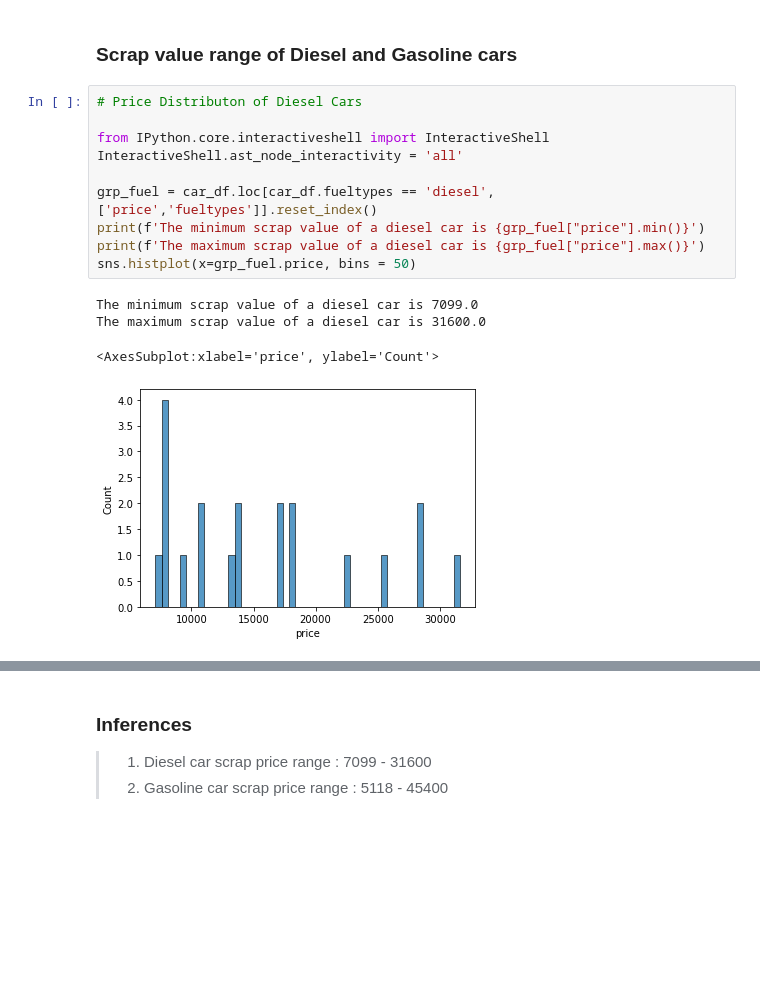
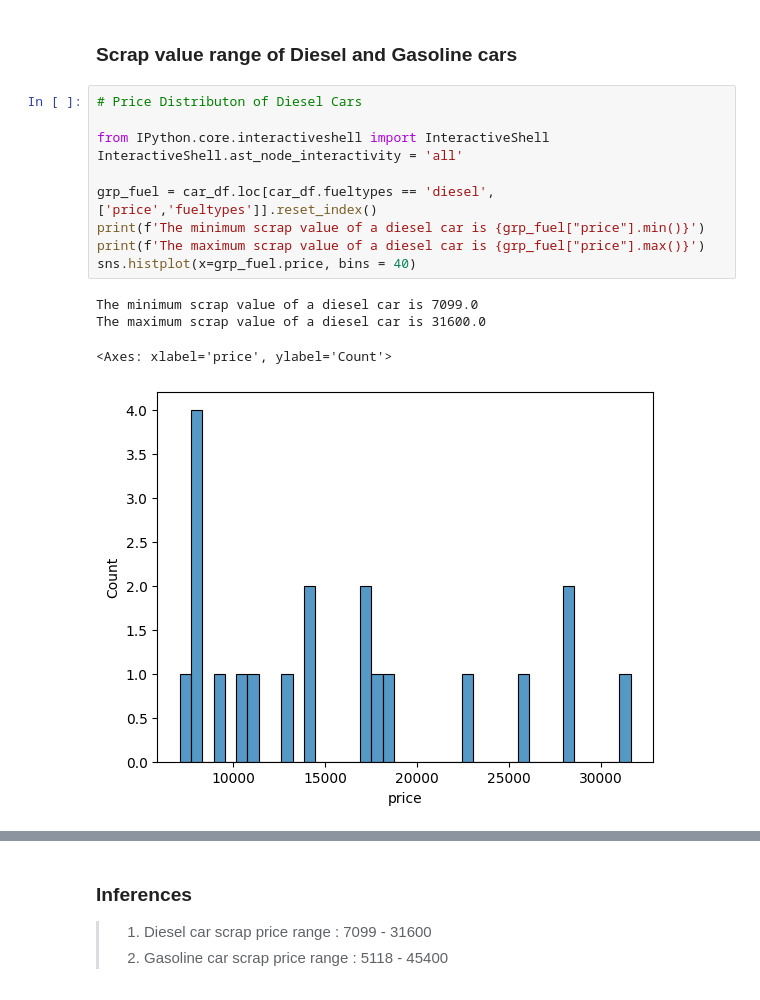
Before and after one commit to hilary-anish/Car-scrap-price, a Jupyter notebook: car_scrap_price.ipynb, the cells around one changed output, grey strips where cells are left out. Cells and saved outputs as stored; diff of their text form; blank space fills up the shorter version.

```diff
--- a/car_scrap_price.ipynb
+++ b/car_scrap_price.ipynb
@@ -303,18 +303,18 @@ Index(['name', 'fueltypes', 'aspiration', 'doornumbers', 'carbody',
 # %%
 # Price Distributon of Diesel Cars
 
 from IPython.core.interactiveshell import InteractiveShell
 InteractiveShell.ast_node_interactivity = 'all'
 
 grp_fuel = car_df.loc[car_df.fueltypes == 'diesel', ['price','fueltypes']].reset_index()
 print(f'The minimum scrap value of a diesel car is {grp_fuel["price"].min()}')
 print(f'The maximum scrap value of a diesel car is {grp_fuel["price"].max()}')
-sns.histplot(x=grp_fuel.price, bins = 50)
+sns.histplot(x=grp_fuel.price, bins = 40)
 # %% [output]
 The minimum scrap value of a diesel car is 7099.0
 The maximum scrap value of a diesel car is 31600.0
-<AxesSubplot:xlabel='price', ylabel='Count'>
+<Axes: xlabel='price', ylabel='Count'>
-[figure, old version]
+[figure, new version]
 # %%
 # Price Distributon of Gasoline Cars
 
```
Also changed, not shown: parts of 54 cells of this notebook, 8 other files.
